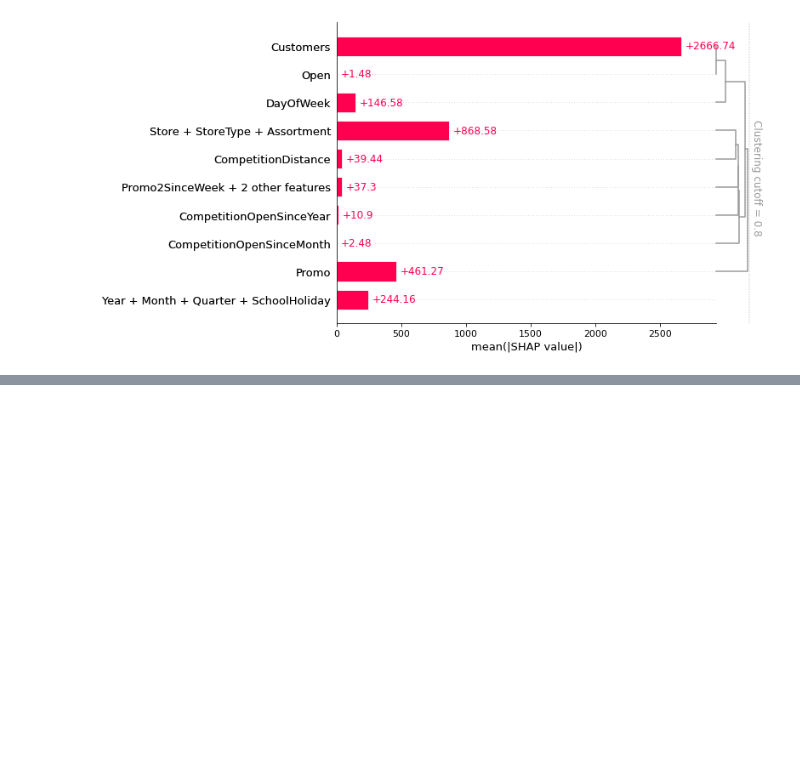
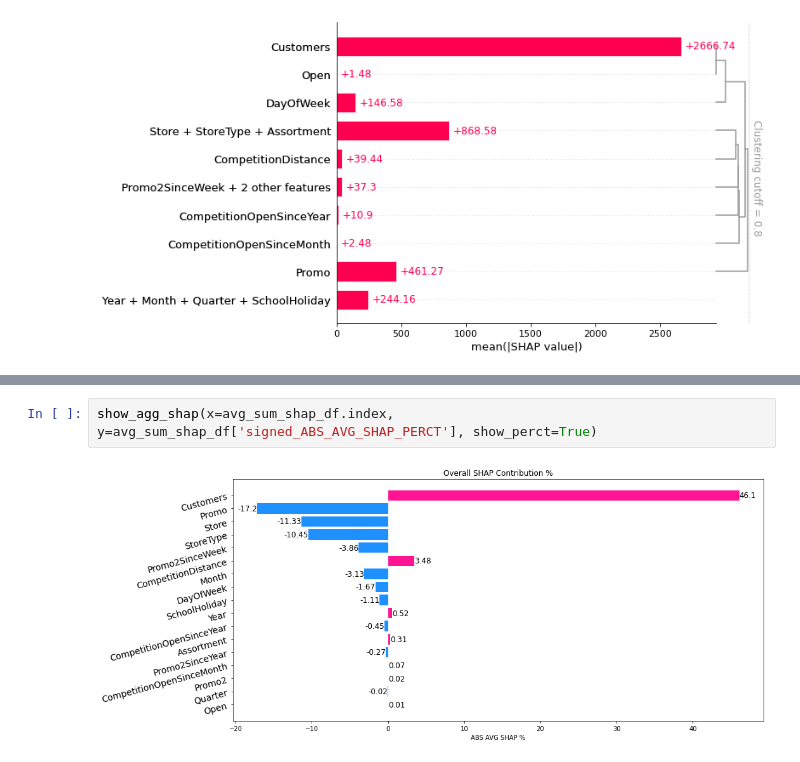
Before and after one commit to hanhanwu/Hanhan_Data_Science_Practice, a Jupyter notebook: Better4Industry/shap_advance/shap_insights.ipynb, the cells around one changed output, grey strips where cells are left out. Drawn from its saved outputs; the diff is of its cells as text; blank space fills up the shorter version.

```diff
--- a/Better4Industry/shap_advance/shap_agg_insights.ipynb
+++ b/Better4Industry/shap_advance/shap_insights.ipynb
@@ -162,0 +231,4 @@ shap.plots.bar(exp, clustering=clustering, clustering_cutoff=0.8)
+# %%
+show_agg_shap(x=avg_sum_shap_df.index, y=avg_sum_shap_df['signed_ABS_AVG_SHAP_PERCT'], show_perct=True)
+# %% [output]
+[figure, added]
```
Also changed, not shown: parts of 8 cells of this notebook.
